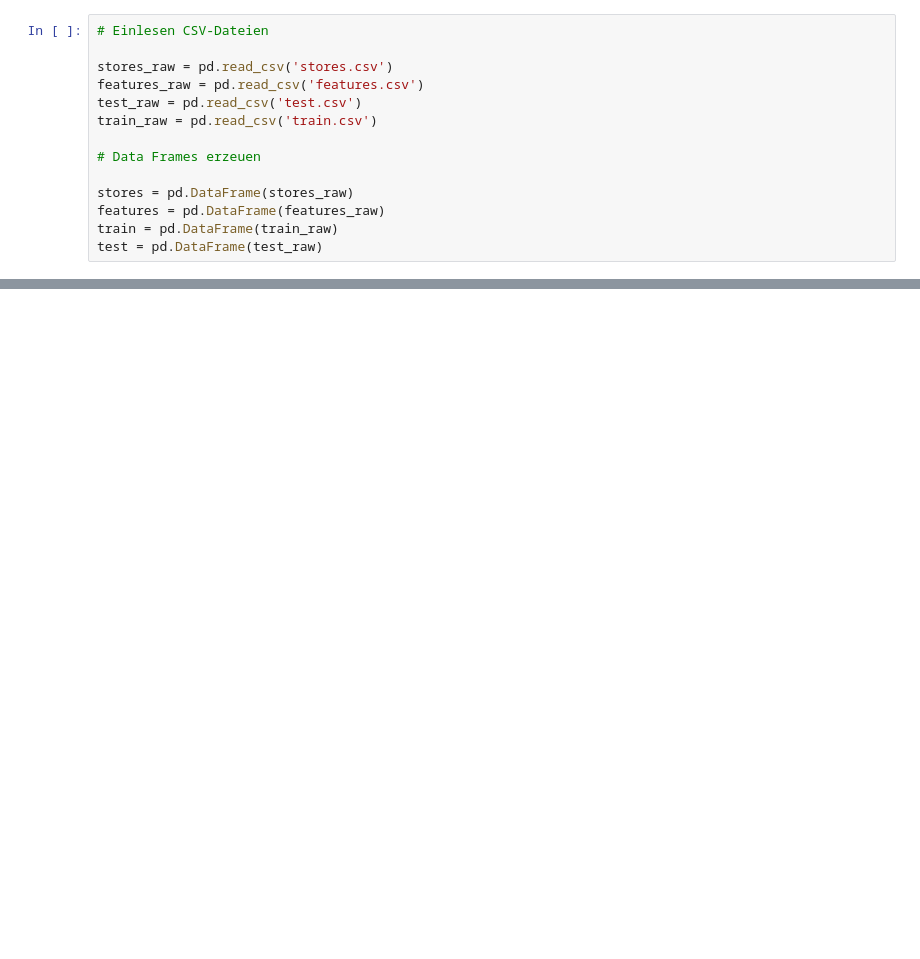
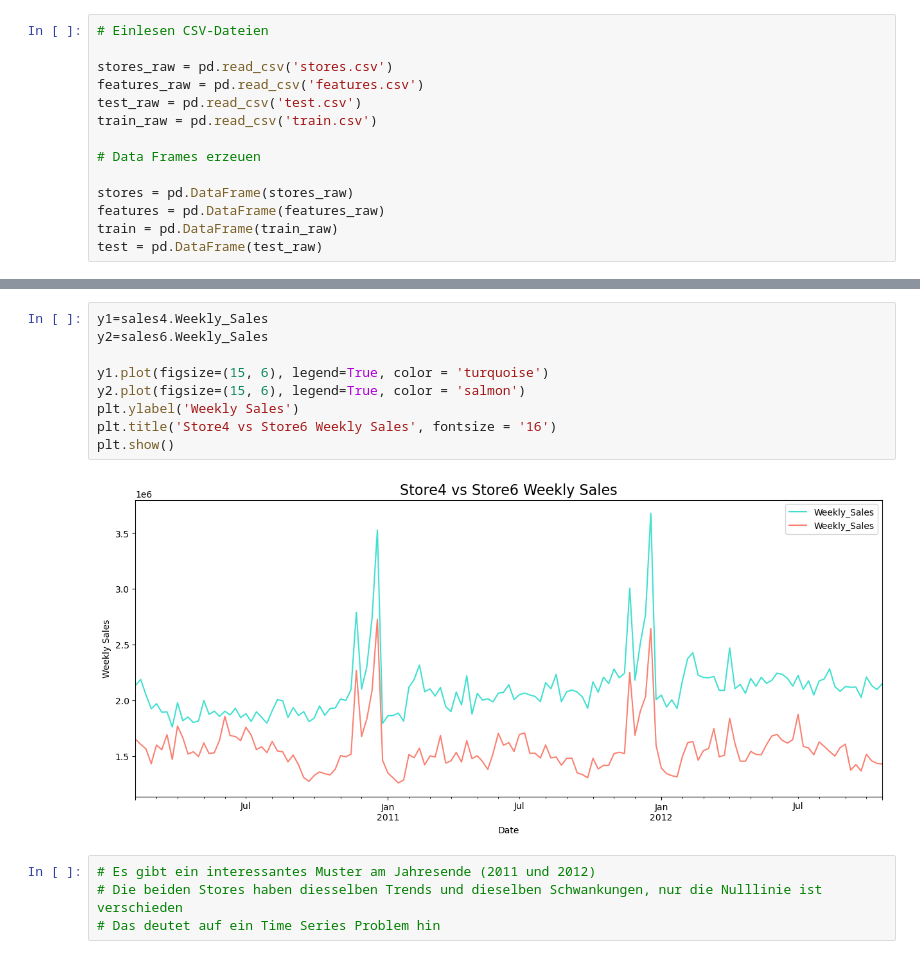
Before and after one commit to MaMut1991/Final_Project, a Jupyter notebook: Time_Series_Analysis.ipynb, the cells around one changed output, grey strips where cells are left out. Saved outputs shown, nothing was run; the diff lists cells and outputs as text; blank space fills up the shorter version.

```diff
--- a/Time_Series_Analysis.ipynb
+++ b/Time_Series_Analysis.ipynb
@@ -48,0 +152,15 @@ stores.Type = stores.Type.apply(transform_Type)
+# %%
+y1=sales4.Weekly_Sales
+y2=sales6.Weekly_Sales
+
+y1.plot(figsize=(15, 6), legend=True, color = 'turquoise')
+y2.plot(figsize=(15, 6), legend=True, color = 'salmon')
+plt.ylabel('Weekly Sales')
+plt.title('Store4 vs Store6 Weekly Sales', fontsize = '16')
+plt.show()
+# %% [output]
+[figure, added]
+# %%
+# Es gibt ein interessantes Muster am Jahresende (2011 und 2012)
+# Die beiden Stores haben diesselben Trends und dieselben Schwankungen, nur die Nulllinie ist verschieden
+# Das deutet auf ein Time Series Problem hin
```
Also changed, not shown: parts of 13 cells of this notebook, 5 other files.
